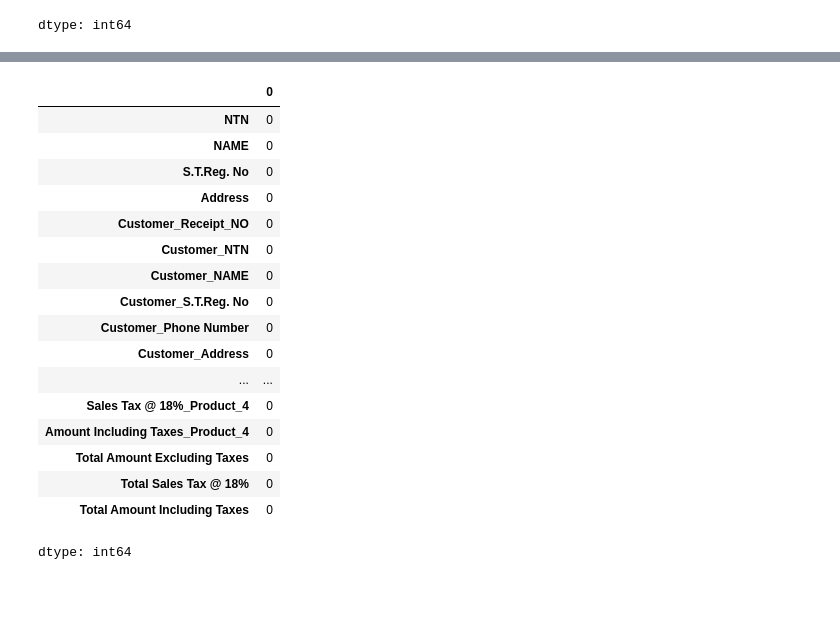
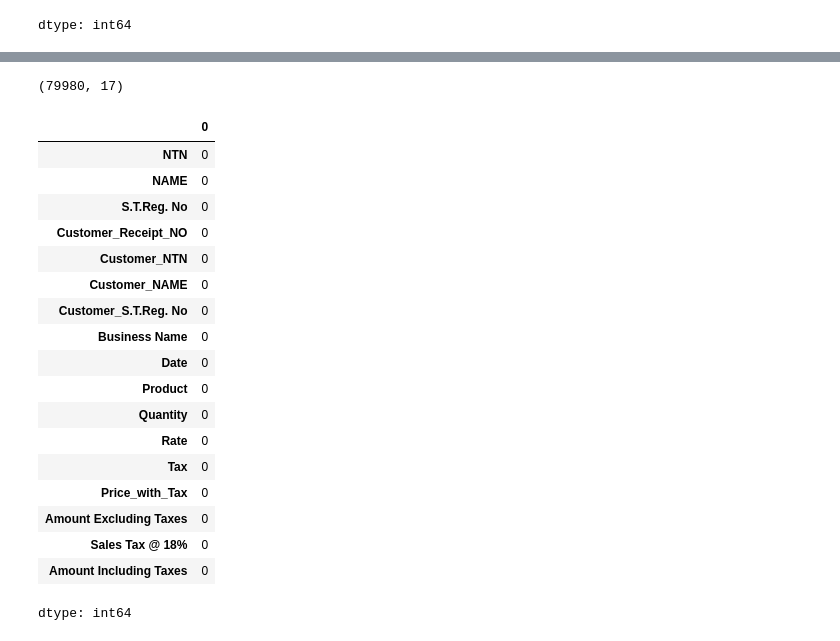
Before and after one commit to nancy-kataria/NexBuy, a Jupyter notebook: buyer_to_seller_matching.ipynb, the cells around one changed output, grey strips where cells are left out. Cells and saved outputs as stored; diff of their text form; code cells hidden in the pictures; blank space fills up the shorter version.

Commit message:
normalized data

```diff
--- a/buyer_to_seller_matching.ipynb
+++ b/buyer_to_seller_matching.ipynb
@@ -98,25 +75,59 @@ b2b_sales_data['Product 1'] = b2b_sales_data['Product 1'].fillna('Unknown Produc
 b2b_sales_data['Product 2'] = b2b_sales_data['Product 2'].fillna('Unknown Product')
 b2b_sales_data['Product 3'] = b2b_sales_data['Product 3'].fillna('Unknown Product')
 b2b_sales_data['Product 4'] = b2b_sales_data['Product 4'].fillna('Unknown Product')
-b2b_sales_data.isnull().sum()
-# %% [output]
-|  | 0 |
-| NTN | 0 |
-| NAME | 0 |
-| S.T.Reg. No | 0 |
-| Address | 0 |
-| Customer_Receipt_NO | 0 |
-| Customer_NTN | 0 |
-| Customer_NAME | 0 |
-| Customer_S.T.Reg. No | 0 |
-| Customer_Phone Number | 0 |
-| Customer_Address | 0 |
-| ... | ... |
-| Sales Tax @ 18%_Product_4 | 0 |
-| Amount Including Taxes_Product_4 | 0 |
-| Total Amount Excluding Taxes | 0 |
-| Total Sales Tax @ 18% | 0 |
-| Total Amount Including Taxes | 0 |
-dtype: int64
 # %%
 b2b_sales_data.drop_duplicates(inplace=True)
+b2b_sales_data = b2b_sales_data.drop(['Address','Customer_Address', 'Customer_Phone Number'], axis=1)
+# %%
+normalized_data = []
+for i in range(1, 5):
+    temp = pd.DataFrame({
+        'NTN': b2b_sales_data['NTN'],
+        'NAME': b2b_sales_data['NAME'],
+        'S.T.Reg. No': b2b_sales_data['S.T.Reg. No'],
+        'Customer_Receipt_NO': b2b_sales_data['Customer_Receipt_NO'],
+        'Customer_NTN': b2b_sales_data['Customer_NTN'],
+        'Customer_NAME': b2b_sales_data['Customer_NAME'],
+        'Customer_S.T.Reg. No': b2b_sales_data['Customer_S.T.Reg. No'],
+        'Business Name': b2b_sales_data['Business Name'],
+        'Date': b2b_sales_data['Date'],
+        'Product': b2b_sales_data[f'Product {i}'],
+        'Quantity': b2b_sales_data[f'Quantity_Product_{i}'],
+        'Rate': b2b_sales_data[f'Rate_Product_{i}'],
+        'Tax': b2b_sales_data[f'Tax_Product_{i}'],
+        'Price_with_Tax': b2b_sales_data[f'Product_{i}_Price_with_Tax'],
+        'Amount Excluding Taxes': b2b_sales_data[f'Amount Excluding Taxes_Product_{i}'],
+        'Sales Tax @ 18%': b2b_sales_data[f'Sales Tax @ 18%_Product_{i}'],
+        'Amount Including Taxes': b2b_sales_data.get(f'Amount Including Taxes_Product_{i}', None)
+    })
+
+    normalized_data.append(temp)
+
+# Combine all 4 blocks vertically
+normalized_df = pd.concat(normalized_data, ignore_index=True)
+
+# Reset index
+normalized_df.reset_index(drop=True, inplace=True)
+print(normalized_df.shape)
+normalized_df.isnull().sum()
+# %% [output]
+(79980, 17)
+|  | 0 |
+| NTN | 0 |
+| NAME | 0 |
+| S.T.Reg. No | 0 |
+| Customer_Receipt_NO | 0 |
+| Customer_NTN | 0 |
+| Customer_NAME | 0 |
+| Customer_S.T.Reg. No | 0 |
+| Business Name | 0 |
+| Date | 0 |
+| Product | 0 |
+| Quantity | 0 |
+| Rate | 0 |
+| Tax | 0 |
+| Price_with_Tax | 0 |
+| Amount Excluding Taxes | 0 |
+| Sales Tax @ 18% | 0 |
+| Amount Including Taxes | 0 |
+dtype: int64
```
Also changed, not shown: parts of 3 cells of this notebook.
